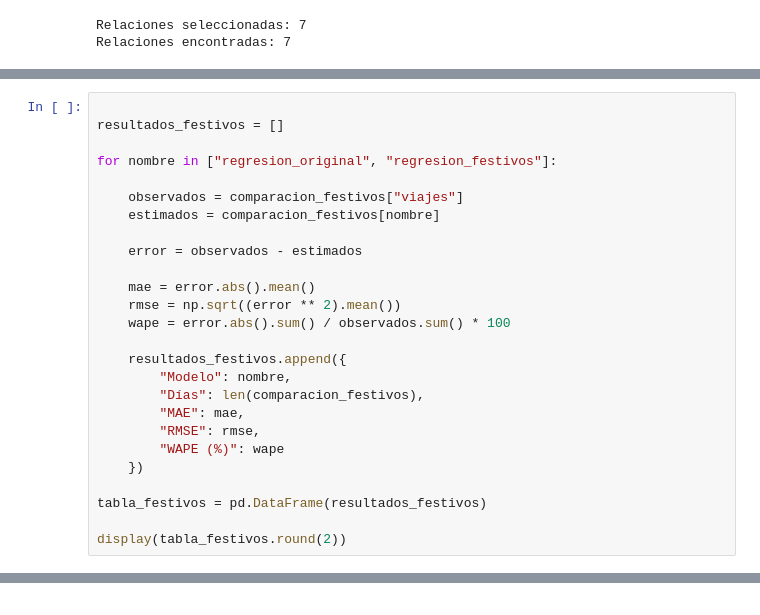
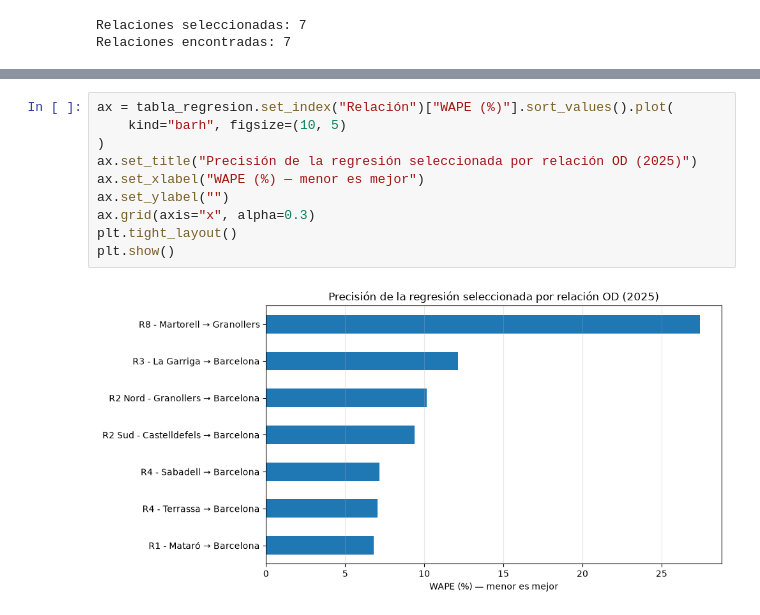
Before and after one commit to martinafrisach/R-MOVE, a Jupyter notebook: notebooks/02_movilidad_telefonica_analisi_estadistico_regresion_final.ipynb, the cells around one changed output, grey strips where cells are left out. Cells and saved outputs as stored; diff of their text form.

```diff
--- a/notebooks/02_movilidad_telefonica_analisi_estadistico.ipynb
+++ b/notebooks/02_movilidad_telefonica_analisi_estadistico_regresion_final.ipynb
@@ -1980,26 +1002,0 @@ Días comparados: 225
-# %%
-
-resultados_festivos = []
-
-for nombre in ["regresion_original", "regresion_festivos"]:
-
-    observados = comparacion_festivos["viajes"]
-    estimados = comparacion_festivos[nombre]
-
-    error = observados - estimados
-
-    mae = error.abs().mean()
-    rmse = np.sqrt((error ** 2).mean())
-    wape = error.abs().sum() / observados.sum() * 100
-
-    resultados_festivos.append({
-        "Modelo": nombre,
-        "Días": len(comparacion_festivos),
-        "MAE": mae,
-        "RMSE": rmse,
-        "WAPE (%)": wape
-    })
-
-tabla_festivos = pd.DataFrame(resultados_festivos)
-
-display(tabla_festivos.round(2))
@@ -2252,0 +1058,12 @@ Martorell → Granollers continúa presentando errores elevados. El WAPE disminu
+# %%
+ax = tabla_regresion.set_index("Relación")["WAPE (%)"].sort_values().plot(
+    kind="barh", figsize=(10, 5)
+)
+ax.set_title("Precisión de la regresión seleccionada por relación OD (2025)")
+ax.set_xlabel("WAPE (%) — menor es mejor")
+ax.set_ylabel("")
+ax.grid(axis="x", alpha=0.3)
+plt.tight_layout()
+plt.show()
+# %% [output]
+[figure, added]
```
Also changed, not shown: parts of 60 cells of this notebook, 3 other files.
